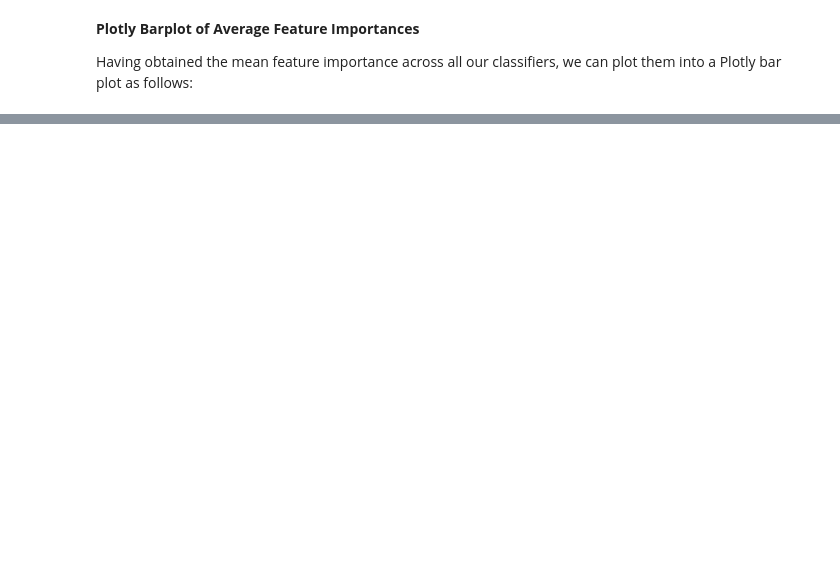
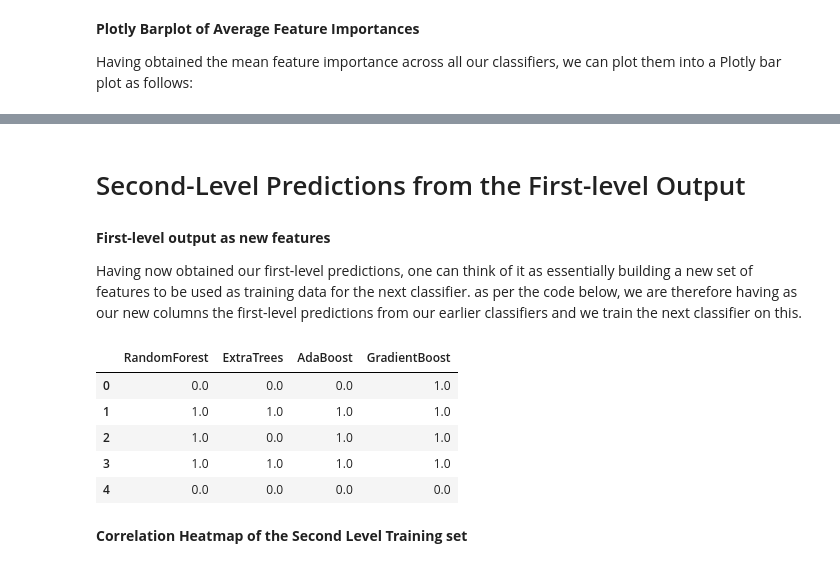
Before and after one commit to geniemo/kaggle-transcription, a Jupyter notebook: Titanic-Machine-Learning-From-Disaster/Introduction to Ensembling, Stacking in Python/1.ipynb, the cells around one changed output, grey strips where cells are left out. Drawn from its saved outputs; the diff is of its cells as text; code cells hidden in the pictures; blank space fills up the shorter version.

Commit message:
Introduction to Ensembling/Stacking in Python - Second-Level Predictions from the First-level Output, 1회 필사 완료

```diff
--- a/Titanic-Machine-Learning-From-Disaster/Introduction to Ensembling, Stacking in Python/1.ipynb
+++ b/Titanic-Machine-Learning-From-Disaster/Introduction to Ensembling, Stacking in Python/1.ipynb
@@ -617,0 +618,25 @@ py.iplot(fig, filename="bar-direct-labels")
+# %% [markdown]
+# Second-Level Predictions from the First-level Output
+# %% [markdown]
+**First-level output as new features**
+
+Having now obtained our first-level predictions, one can think of it as essentially building a new set of features to be used as training data for the next classifier. as per the code below, we are therefore having as our new columns the first-level predictions from our earlier classifiers and we train the next classifier on this.
+# %%
+base_predictions_train = pd.DataFrame(
+    {
+        "RandomForest": rf_oof_train.ravel(),
+        "ExtraTrees": et_oof_train.ravel(),
+        "AdaBoost": ada_oof_train.ravel(),
+        "GradientBoost": gb_oof_train.ravel(),
+    }
+)
+base_predictions_train.head()
+# %% [output]
+|  | RandomForest | ExtraTrees | AdaBoost | GradientBoost |
+| 0 | 0.0 | 0.0 | 0.0 | 1.0 |
+| 1 | 1.0 | 1.0 | 1.0 | 1.0 |
+| 2 | 1.0 | 0.0 | 1.0 | 1.0 |
+| 3 | 1.0 | 1.0 | 1.0 | 1.0 |
+| 4 | 0.0 | 0.0 | 0.0 | 0.0 |
+# %% [markdown]
+**Correlation Heatmap of the Second Level Training set**
```
Also changed, not shown: parts of 15 cells of this notebook, 1 other file.
